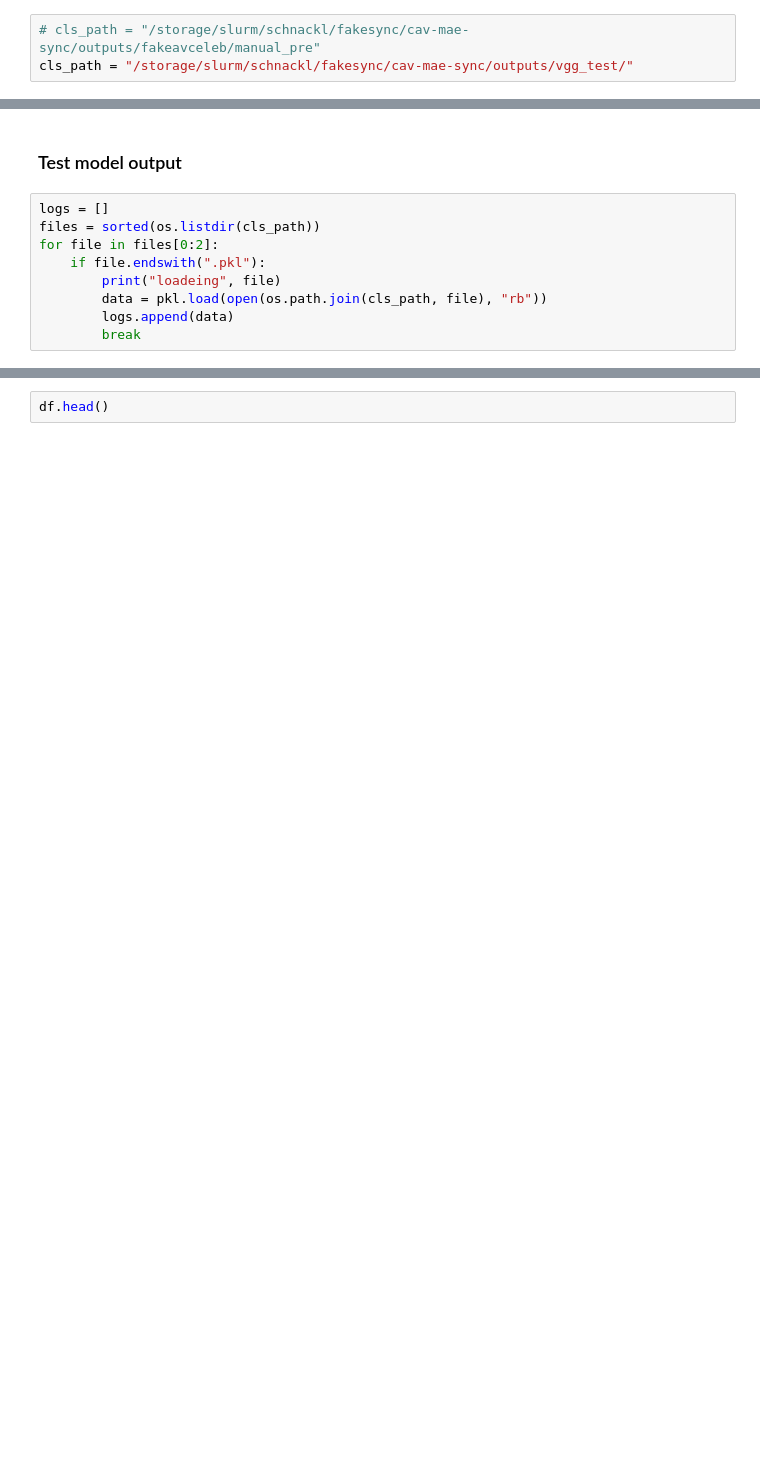
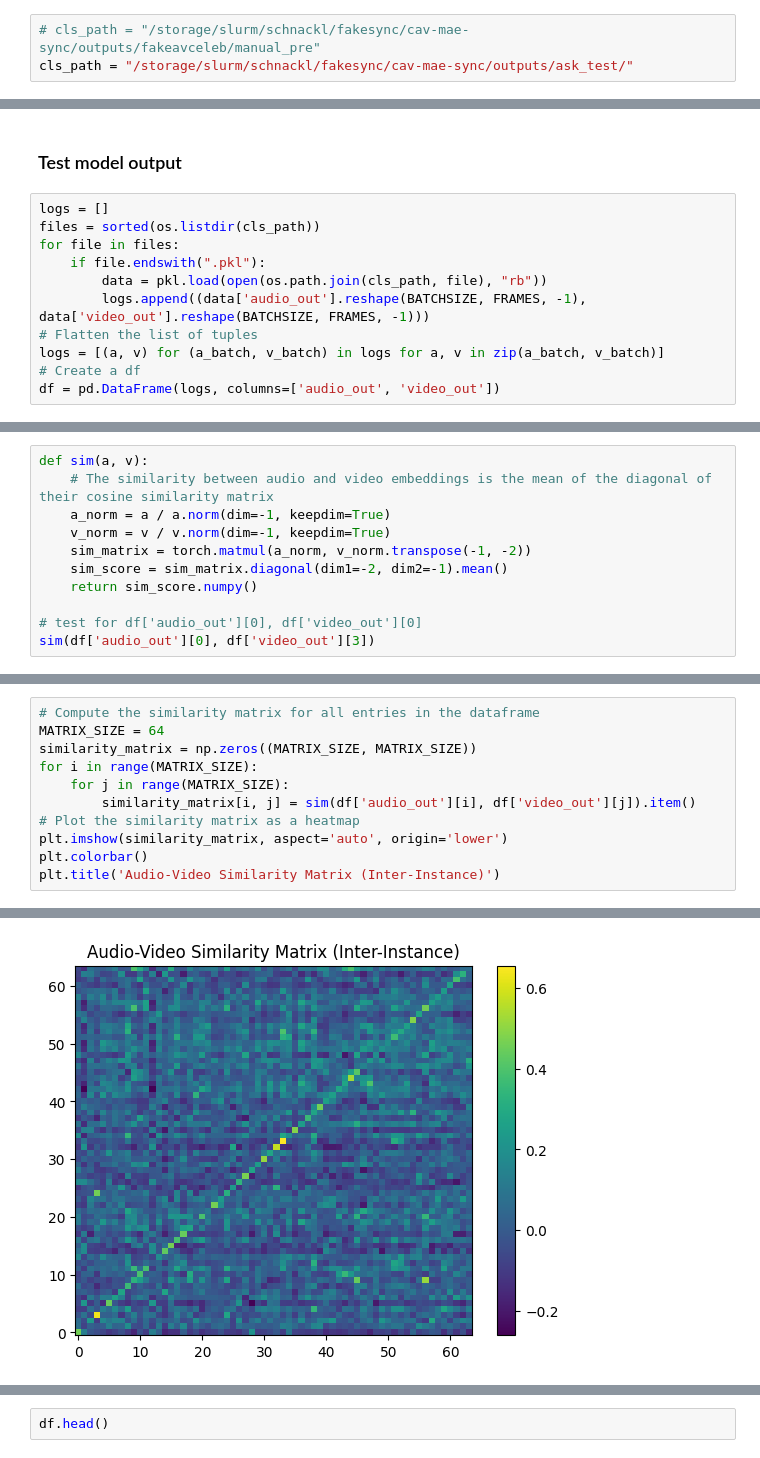
Before and after one commit to MrStrenggeheim/cav-mae-sync, a Jupyter notebook: exploration/analyze_cls.ipynb, the cells around one changed output, grey strips where cells are left out. Drawn from its saved outputs; the diff is of its cells as text; blank space fills up the shorter version.

```diff
--- a/exploration/analyze_cls.ipynb
+++ b/exploration/analyze_cls.ipynb
@@ -1,6 +1,6 @@
 # %%
 # cls_path = "/storage/slurm/schnackl/fakesync/cav-mae-sync/outputs/fakeavceleb/manual_pre"
-cls_path = "/storage/slurm/schnackl/fakesync/cav-mae-sync/outputs/vgg_test/"
+cls_path = "/storage/slurm/schnackl/fakesync/cav-mae-sync/outputs/ask_test/"
 # %%
 import pickle as pkl
 import os
@@ -32,10 +40,12 @@ Text(0.5, 1.0, 'Audio Input Heatmap')
 # %%
 logs = []
 files = sorted(os.listdir(cls_path))
-for file in files[0:2]:
+for file in files:
     if file.endswith(".pkl"):
-        print("loadeing", file)
         data = pkl.load(open(os.path.join(cls_path, file), "rb"))
-        logs.append(data)
-        break
+        logs.append((data['audio_out'].reshape(BATCHSIZE, FRAMES, -1), data['video_out'].reshape(BATCHSIZE, FRAMES, -1)))
+# Flatten the list of tuples
+logs = [(a, v) for (a_batch, v_batch) in logs for a, v in zip(a_batch, v_batch)]
+# Create a df
+df = pd.DataFrame(logs, columns=['audio_out', 'video_out'])
 # %% [output]
@@ -42,0 +58,11 @@ loadeing forward_embeddings_0.pkl
+# %%
+def sim(a, v):
+    # The similarity between audio and video embeddings is the mean of the diagonal of their cosine similarity matrix
+    a_norm = a / a.norm(dim=-1, keepdim=True)
+    v_norm = v / v.norm(dim=-1, keepdim=True)
+    sim_matrix = torch.matmul(a_norm, v_norm.transpose(-1, -2))
+    sim_score = sim_matrix.diagonal(dim1=-2, dim2=-1).mean()
+    return sim_score.numpy()
+
+# test for df['audio_out'][0], df['video_out'][0]
+sim(df['audio_out'][0], df['video_out'][3])
@@ -42,0 +71,12 @@ loadeing forward_embeddings_0.pkl
+# %%
+# Compute the similarity matrix for all entries in the dataframe
+MATRIX_SIZE = 64
+similarity_matrix = np.zeros((MATRIX_SIZE, MATRIX_SIZE))
+for i in range(MATRIX_SIZE):
+    for j in range(MATRIX_SIZE):
+        similarity_matrix[i, j] = sim(df['audio_out'][i], df['video_out'][j]).item()
+# Plot the similarity matrix as a heatmap
+plt.imshow(similarity_matrix, aspect='auto', origin='lower')
+plt.colorbar()
+plt.title('Audio-Video Similarity Matrix (Inter-Instance)')
+# %% [output]
@@ -42,0 +84 @@ loadeing forward_embeddings_0.pkl
+[figure, added]
```
Also changed, not shown: parts of 8 cells of this notebook, 5 other files.
